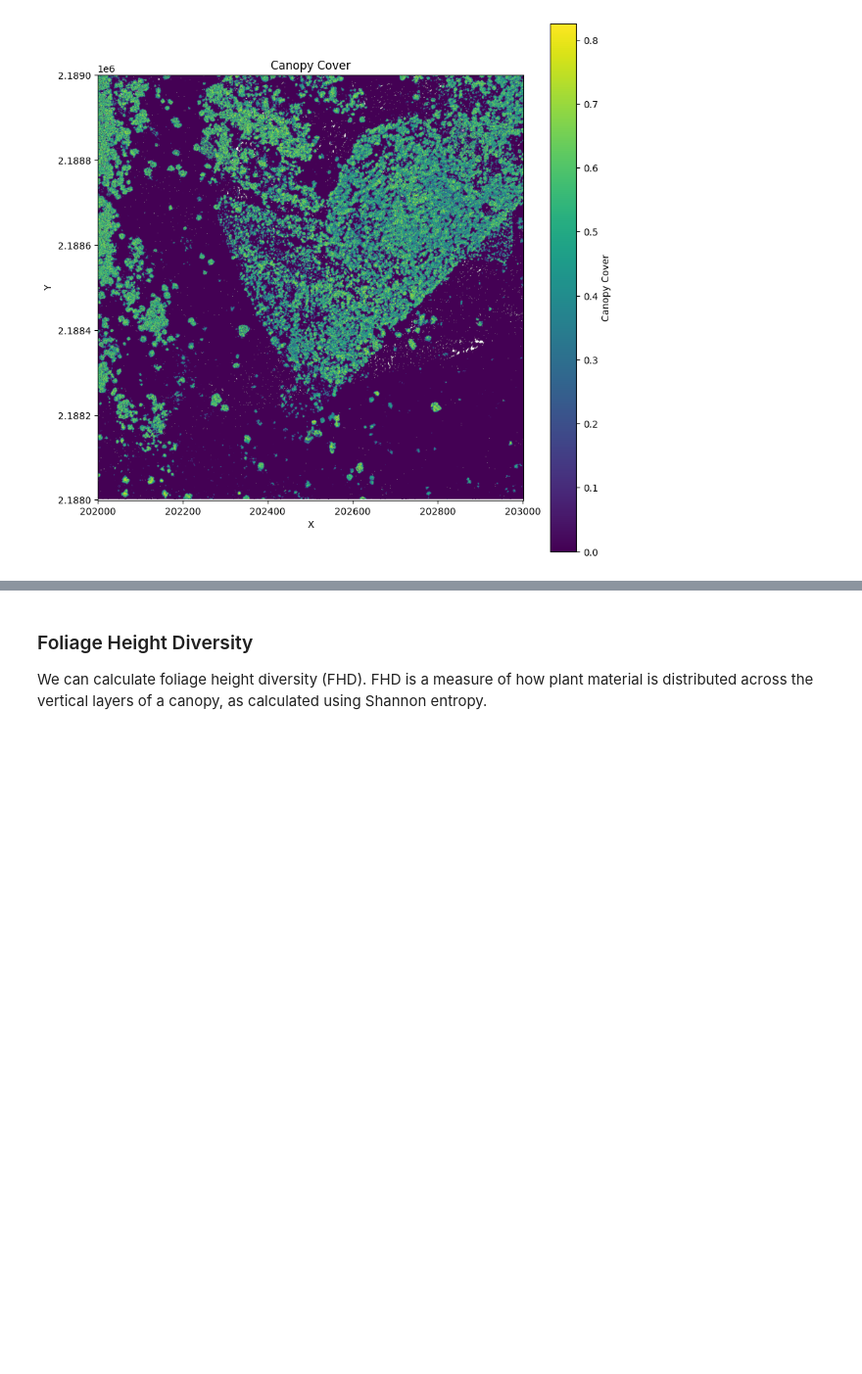
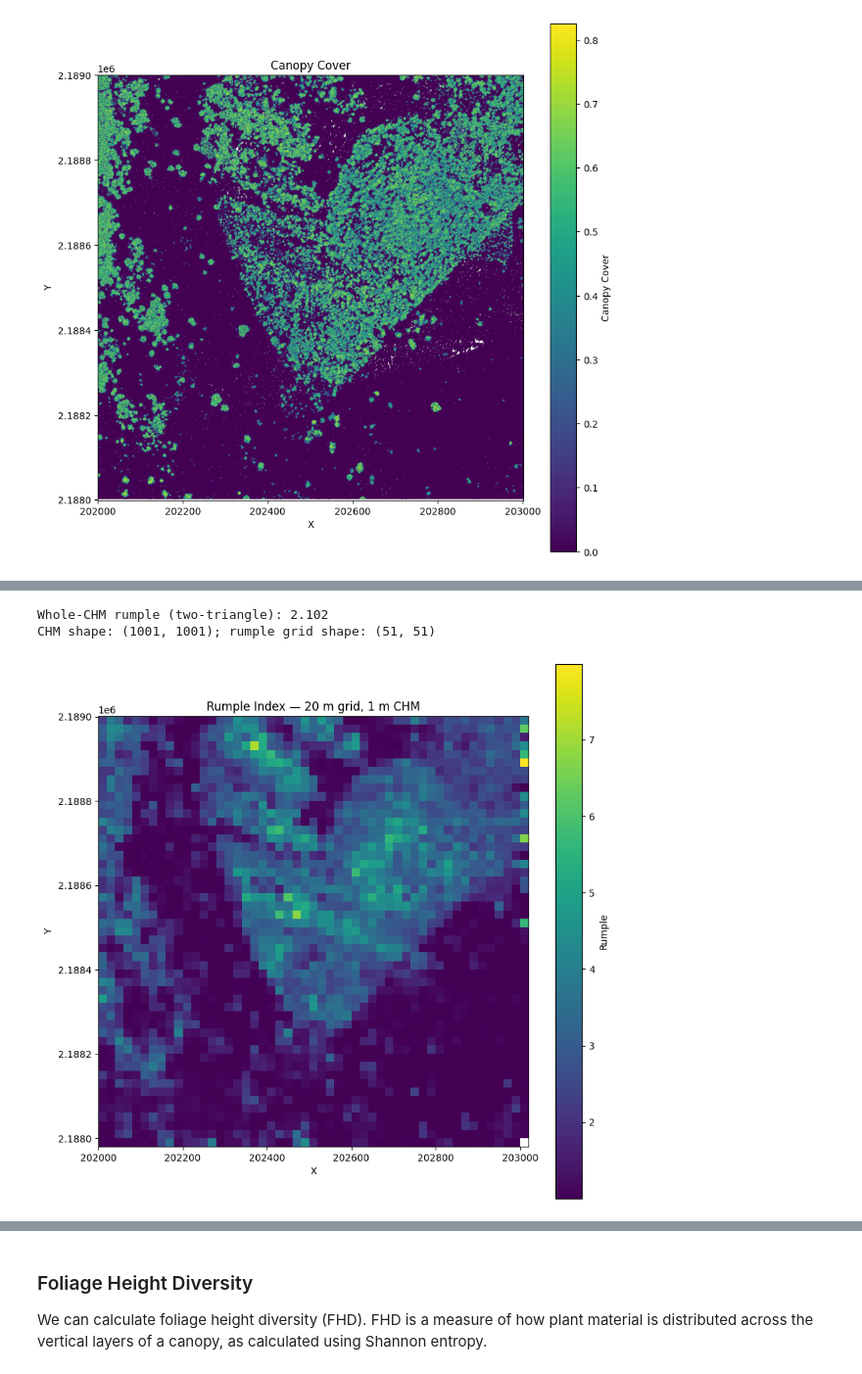
Before and after one commit to iosefa/PyForestScan, a Jupyter notebook: docs/examples/calculate-forest-metrics.ipynb, the cells around one changed output, grey strips where cells are left out. Shown at 98% size. Saved outputs shown, nothing was run; the diff lists cells and outputs as text; code cells hidden in the pictures; blank space fills up the shorter version.

Commit message:
Preserve scalar rumple and add gridded surface methods

```diff
--- a/docs/examples/calculate-forest-metrics.ipynb
+++ b/docs/examples/calculate-forest-metrics.ipynb
@@ -32,7 +32,8 @@ voxels, extent = assign_voxels(points, voxel_resolution)
 ### Canopy Height Model
 We will calculate and plot a canopy height model (CHM), showing the highest point above ground in each voxel column. `calculate_chm` will return the canopy height model along with its extent. Forest metrics are calculated in the same units as the data. In this case, since the data is in EPSG:32605, output will be in meters.
 # %%
-chm, extent = calculate_chm(points, voxel_resolution)
+chm, chm_extent = calculate_chm(points, voxel_resolution, interpolation="linear")
+extent = chm_extent
 # %%
 plot_metric('Canopy Height Model', chm, extent, metric_name='Height (m)', cmap='viridis', fig_size=None)
 # %% [output]
@@ -84,0 +75,15 @@ create_geotiff(rumple, "rumple.tif", "EPSG:32605", rumple_extent)
+# %%
+cell_resolution = voxel_resolution[:2]
+rumple_index = calculate_rumple(chm, cell_resolution)
+print(f"Whole-CHM rumple (two-triangle): {rumple_index:.3f}")
+
+rumple, rumple_extent = calculate_rumple_grid(
+    chm, cell_resolution, grid_resolution=20.0, extent=chm_extent,
+)
+print(f"CHM shape: {chm.shape}; rumple grid shape: {rumple.shape}")
+plot_metric('Rumple Index — 20 m grid, 1 m CHM', rumple, rumple_extent,
+            metric_name='Rumple', cmap='viridis')
+# %% [output]
+Whole-CHM rumple (two-triangle): 2.102
+CHM shape: (1001, 1001); rumple grid shape: (51, 51)
+[figure, added]
```
Also changed, not shown: parts of 8 cells of this notebook, 9 other files.
